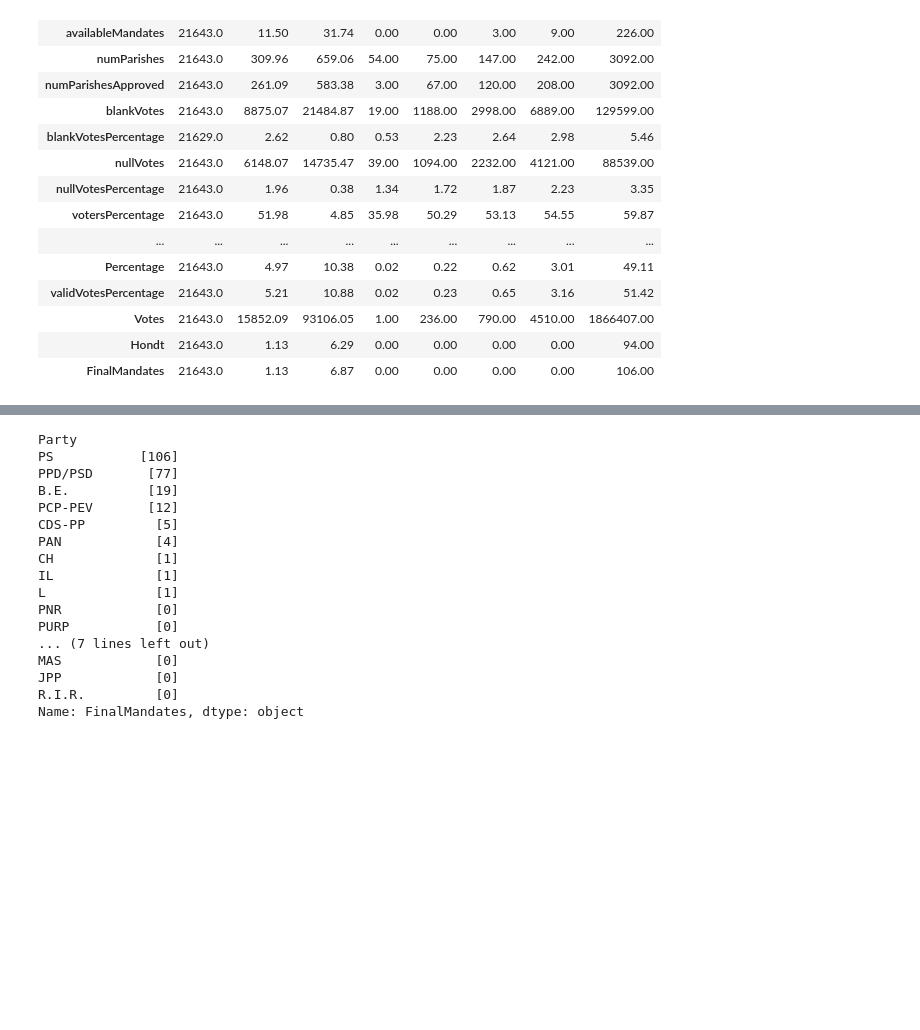
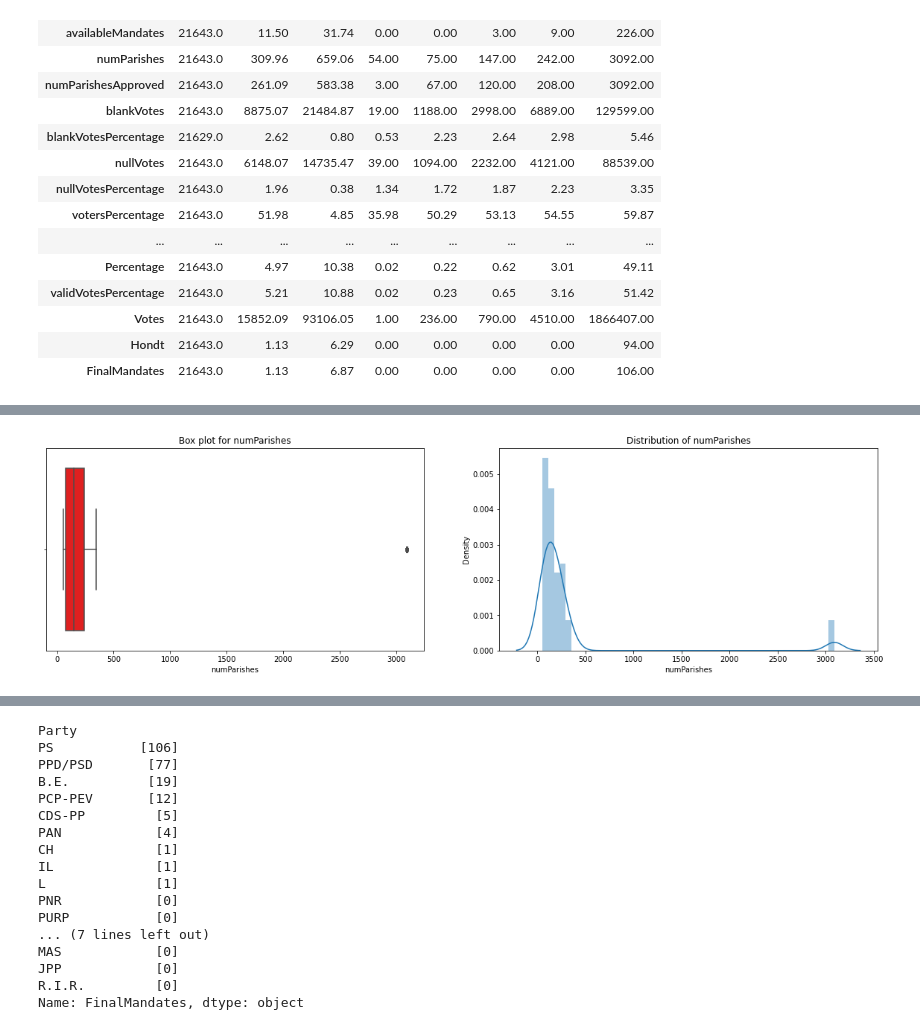
Before and after one commit to sreeh4ri/ictk_projects, a Jupyter notebook: projects/Final-Project/final-project.ipynb, the cells around one changed output, grey strips where cells are left out. Saved outputs shown, nothing was run; the diff lists cells and outputs as text; code cells hidden in the pictures; blank space fills up the shorter version.

```diff
--- a/projects/Final-Project/final-project.ipynb
+++ b/projects/Final-Project/final-project.ipynb
@@ -150,0 +388,4 @@ ucdata.describe().T.round(2)
+# %%
+create_boxkde('numParishes')
+# %% [output]
+[figure, added]
```
Also changed, not shown: parts of 121 cells of this notebook.
